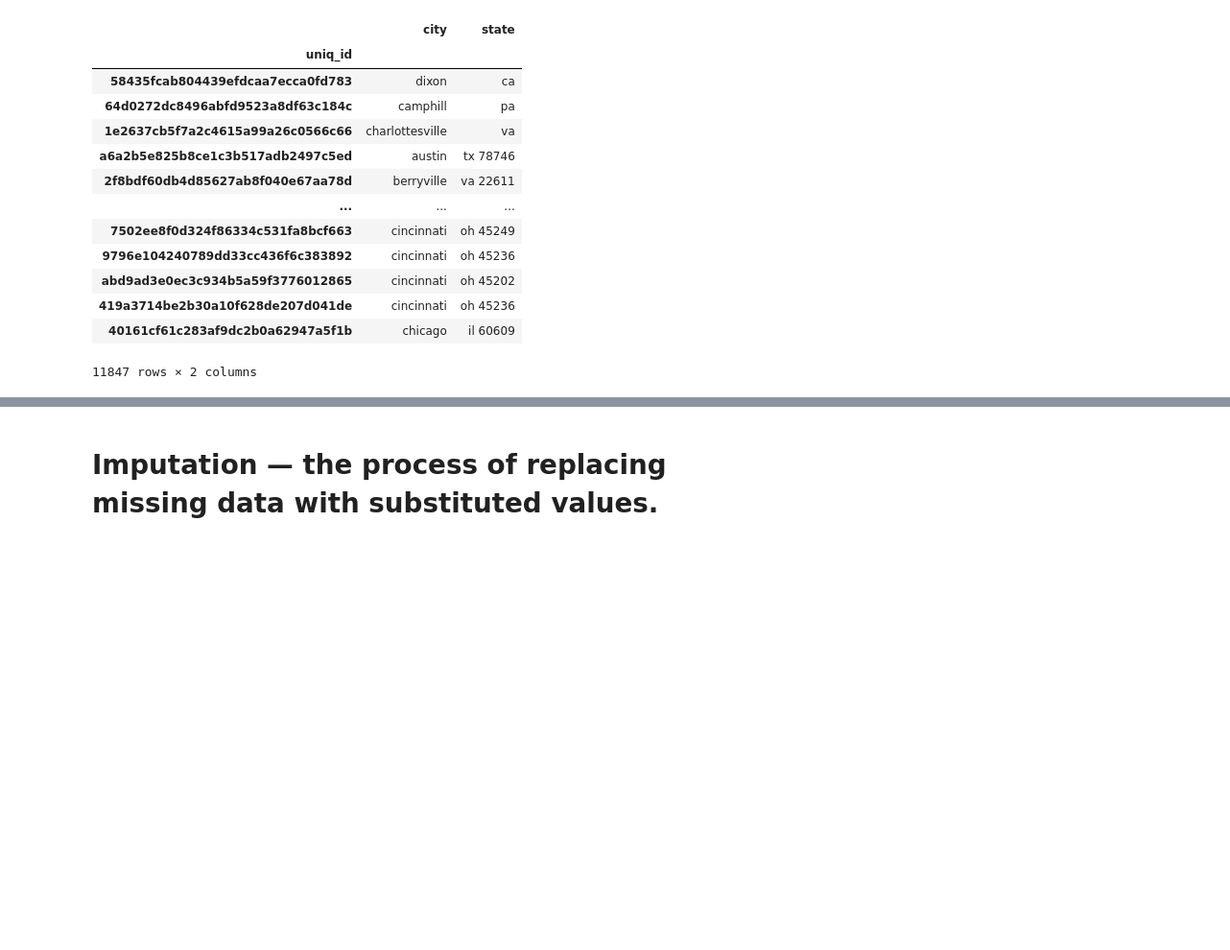
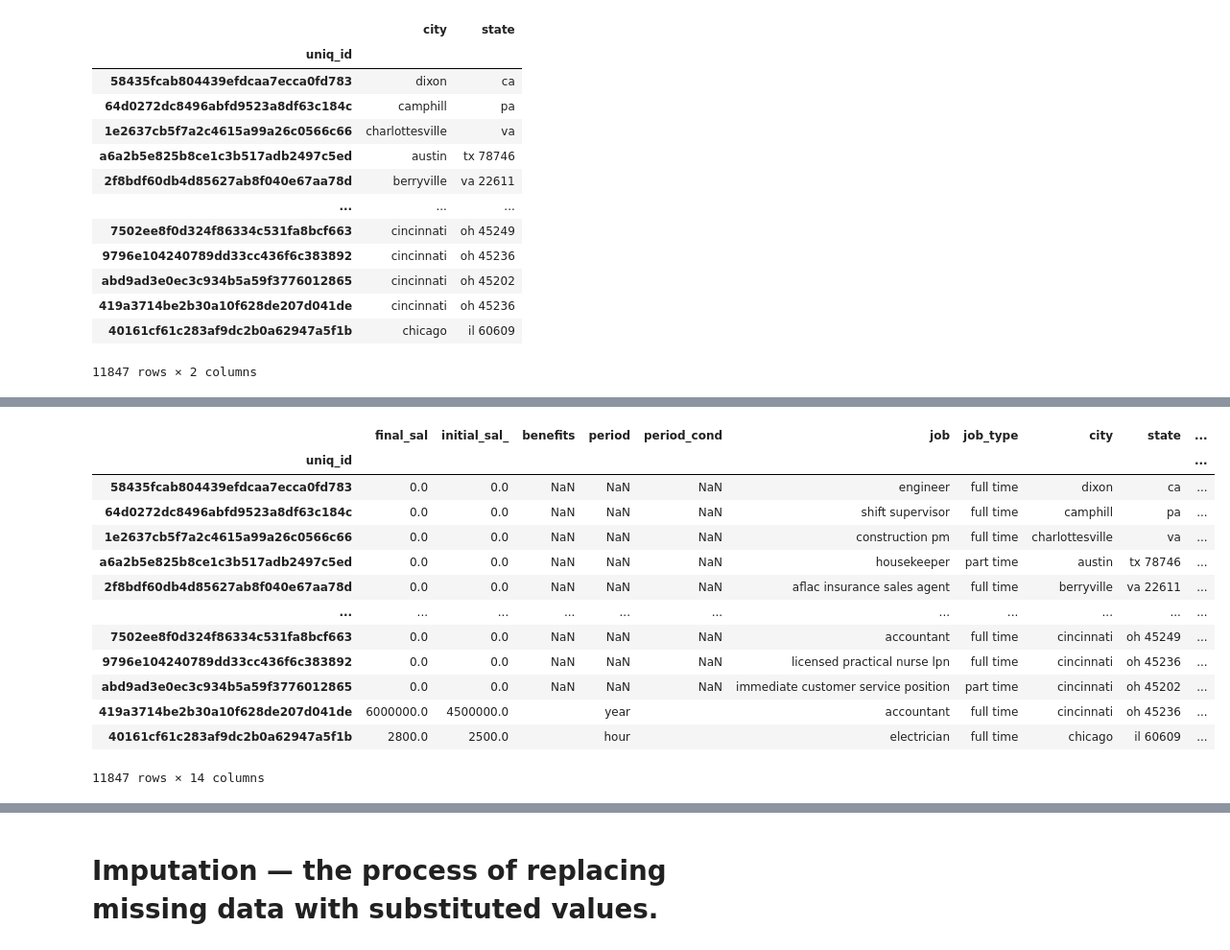
Before and after one commit to yohan-alfonso/Data_Cleansing_with_Python, a Jupyter notebook: main.ipynb, the cells around one changed output, grey strips where cells are left out. Shown at 96% size. Drawn from its saved outputs; the diff is of its cells as text; code cells hidden in the pictures; blank space fills up the shorter version.

```diff
--- a/main.ipynb
+++ b/main.ipynb
@@ -794,0 +769,7 @@ df_7
+# %%
+
+#-----------------SD------------------------
+df_8_sector =  df_8['sector']
+df_8_ = df_8_sector.replace('/', ' ').replace('(', ' ').str.split(' ', n=1, expand= True)
+df_8_ =df_8_.rename(columns=({0:'sector_', 1:'sector_level'}))
+df_8_.head(5)
@@ -794,0 +784,3 @@ df_7
+# %%
+df_9 = df_8.join(df_8_, how='left').drop(columns='sector')
+df_9.head()
@@ -794,0 +814,16 @@ df_7
+# %%
+#------------------CD-----------------
+
+df_9['final_sal'] = df_9['final_sal'].str.strip()
+df_9['initial_sal_'] = df_9['initial_sal_'].str.strip()
+#Lets delete some spaces at the begining and end of the string, rememenber this two columns still are objects
+# %%
+def replace_char(data):
+    return data.replace(',', '', regex = True).str.replace('\D', '', regex=True)
+
+df_9['final_sal'] = replace_char(df_9['final_sal'])
+df_9['initial_sal_'] = replace_char(df_9['initial_sal_'])
+df_9.head(5)
+
+# In these both columns final_sal and initial_sal_ we could find characteres because they came from a string so, in order to avoid convertions problems is batter to make sure
+# that all characteres be replace with ''
@@ -794,0 +845,25 @@ df_7
+# %%
+def change_to_float(data):
+    return data.replace('',np.nan).astype('float64').fillna(0)
+
+df_9['final_sal'] = change_to_float(df_9['final_sal'])
+df_9['initial_sal_'] = change_to_float(df_9['initial_sal_'])
+
+df_9.head(5)
+
+# In this chunk of code we change the initial salary and final salary to float because we need to create a mean of thiso two salaries that migth be used as a label
+# %% [output]
+|  | final_sal | initial_sal_ | benefits | period | period_cond | job | job_type | city | state | ... |
+| uniq_id |  |  |  |  |  |  |  |  |  | ... |
+| 58435fcab804439efdcaa7ecca0fd783 | 0.0 | 0.0 | NaN | NaN | NaN | engineer | full time | dixon | ca | ... |
+| 64d0272dc8496abfd9523a8df63c184c | 0.0 | 0.0 | NaN | NaN | NaN | shift supervisor | full time | camphill | pa | ... |
+| 1e2637cb5f7a2c4615a99a26c0566c66 | 0.0 | 0.0 | NaN | NaN | NaN | construction pm | full time | charlottesville | va | ... |
+| a6a2b5e825b8ce1c3b517adb2497c5ed | 0.0 | 0.0 | NaN | NaN | NaN | housekeeper | part time | austin | tx 78746 | ... |
+| 2f8bdf60db4d85627ab8f040e67aa78d | 0.0 | 0.0 | NaN | NaN | NaN | aflac insurance sales agent | full time | berryville | va 22611 | ... |
+| ... | ... | ... | ... | ... | ... | ... | ... | ... | ... | ... |
+| 7502ee8f0d324f86334c531fa8bcf663 | 0.0 | 0.0 | NaN | NaN | NaN | accountant | full time | cincinnati | oh 45249 | ... |
+| 9796e104240789dd33cc436f6c383892 | 0.0 | 0.0 | NaN | NaN | NaN | licensed practical nurse lpn | full time | cincinnati | oh 45236 | ... |
+| abd9ad3e0ec3c934b5a59f3776012865 | 0.0 | 0.0 | NaN | NaN | NaN | immediate customer service position | part time | cincinnati | oh 45202 | ... |
+| 419a3714be2b30a10f628de207d041de | 6000000.0 | 4500000.0 |  | year |  | accountant | full time | cincinnati | oh 45236 | ... |
+| 40161cf61c283af9dc2b0a62947a5f1b | 2800.0 | 2500.0 |  | hour |  | electrician | full time | chicago | il 60609 | ... |
+11847 rows × 14 columns
```
Also changed, not shown: parts of 63 cells of this notebook.
